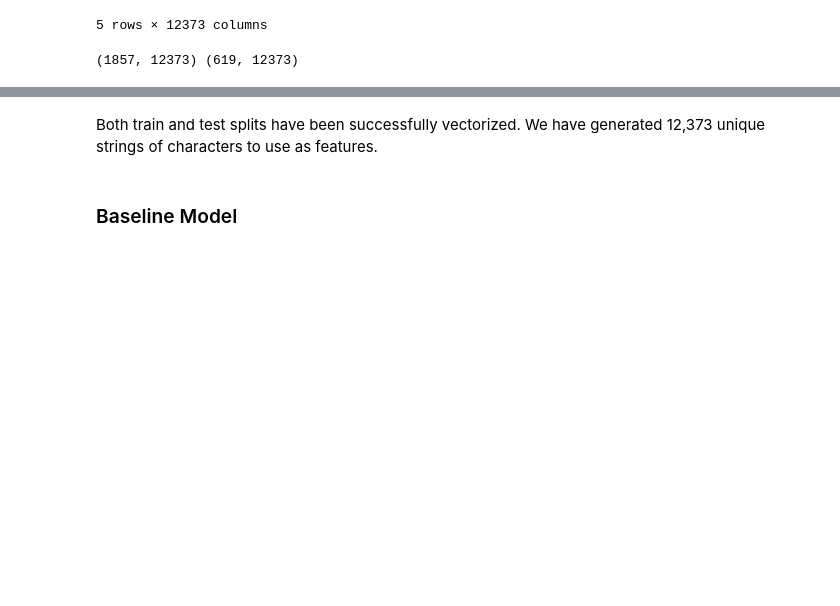
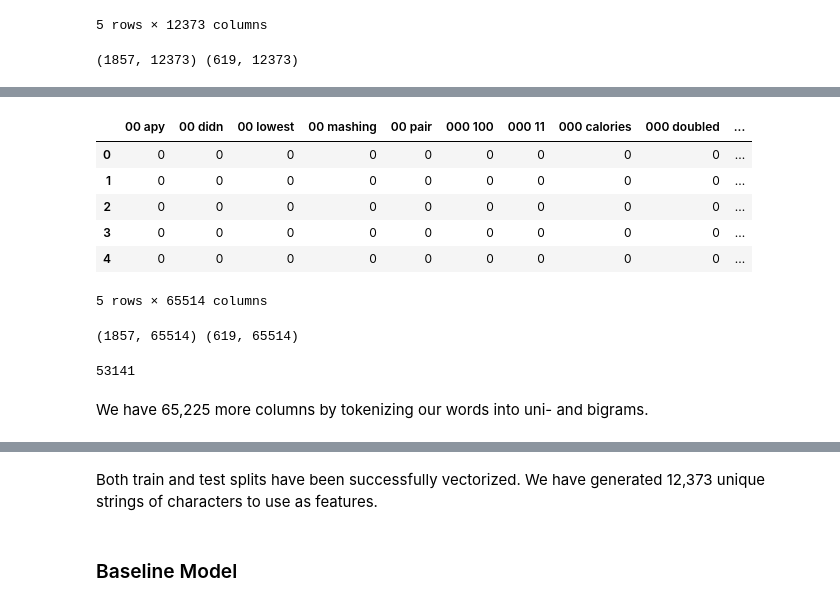
Before and after one commit to Femli/lifehacks_vs_lifeprotips, a Jupyter notebook: code/03_Feature_Engineering_EDA.ipynb, the cells around one changed output, grey strips where cells are left out. Saved outputs shown, nothing was run; the diff lists cells and outputs as text; code cells hidden in the pictures; blank space fills up the shorter version.

Commit message:
vectorizing posts into several formats for modeling

```diff
--- a/code/03_Feature_Engineering_EDA.ipynb
+++ b/code/03_Feature_Engineering_EDA.ipynb
@@ -63,0 +147,24 @@ print(X_train_cvec.shape, X_test_cvec.shape)
+# %%
+cvec3 = CountVectorizer(stop_words='english', ngram_range=(2, 2))
+# %%
+X_train_cvec3 = pd.DataFrame(cvec3.fit_transform(X_train).A, columns=cvec3.get_feature_names_out())
+X_test_cvec3 = pd.DataFrame(cvec3.transform(X_test).A, columns=cvec3.get_feature_names_out())
+X_train_cvec3.head(5)
+# %% [output]
+|  | 00 apy | 00 didn | 00 lowest | 00 mashing | 00 pair | 000 100 | 000 11 | 000 calories | 000 doubled | ... |
+| 0 | 0 | 0 | 0 | 0 | 0 | 0 | 0 | 0 | 0 | ... |
+| 1 | 0 | 0 | 0 | 0 | 0 | 0 | 0 | 0 | 0 | ... |
+| 2 | 0 | 0 | 0 | 0 | 0 | 0 | 0 | 0 | 0 | ... |
+| 3 | 0 | 0 | 0 | 0 | 0 | 0 | 0 | 0 | 0 | ... |
+| 4 | 0 | 0 | 0 | 0 | 0 | 0 | 0 | 0 | 0 | ... |
+5 rows × 65514 columns
+# %%
+print(X_train_cvec3.shape, X_test_cvec3.shape)
+# %% [output]
+(1857, 65514) (619, 65514)
+# %%
+X_train_cvec3.shape[1] - X_train_cvec.shape[1]
+# %% [output]
+53141
+# %% [markdown]
+We have 65,225 more columns by tokenizing our words into uni- and bigrams.
```
Also changed, not shown: parts of 25 cells of this notebook, 1 other file.
